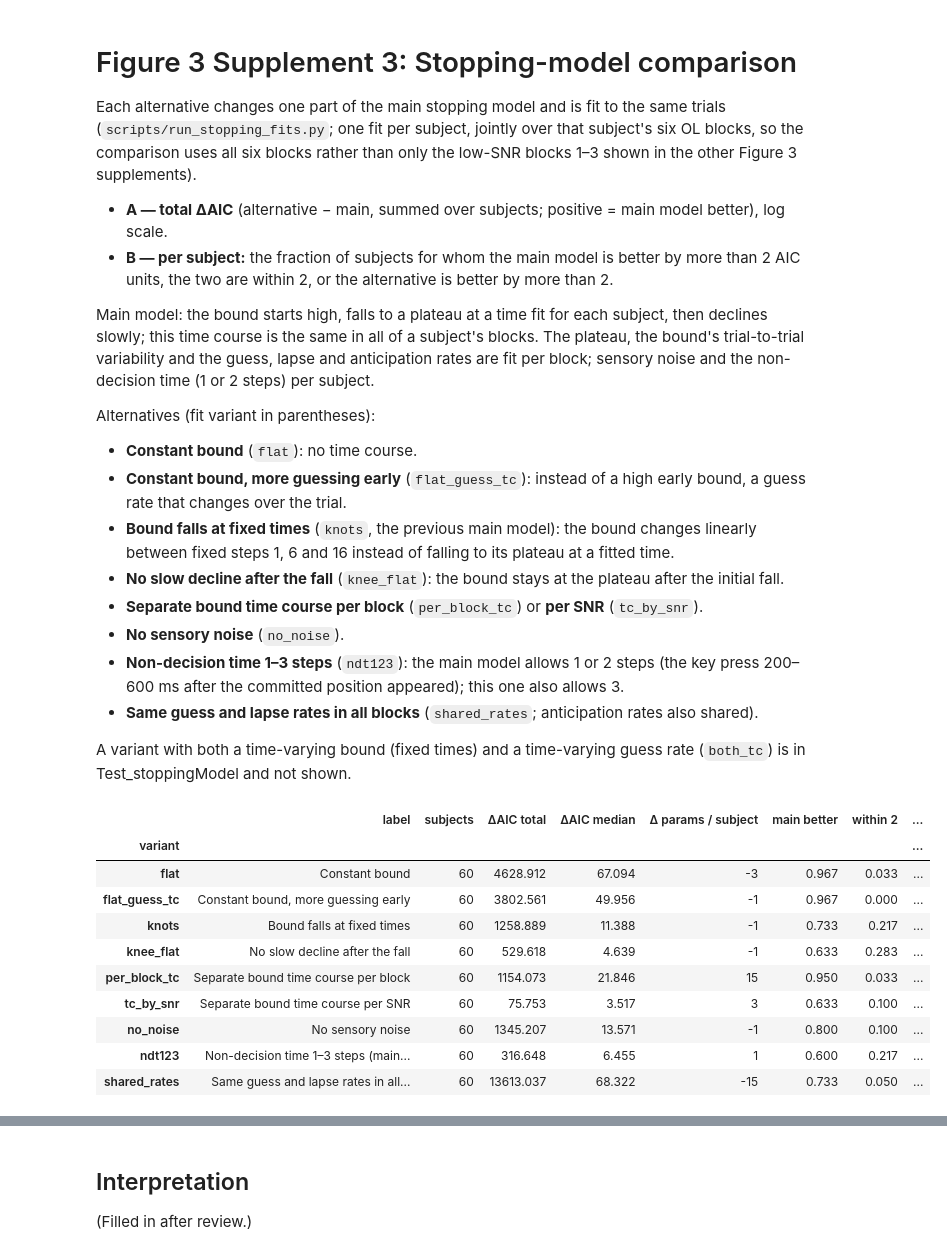
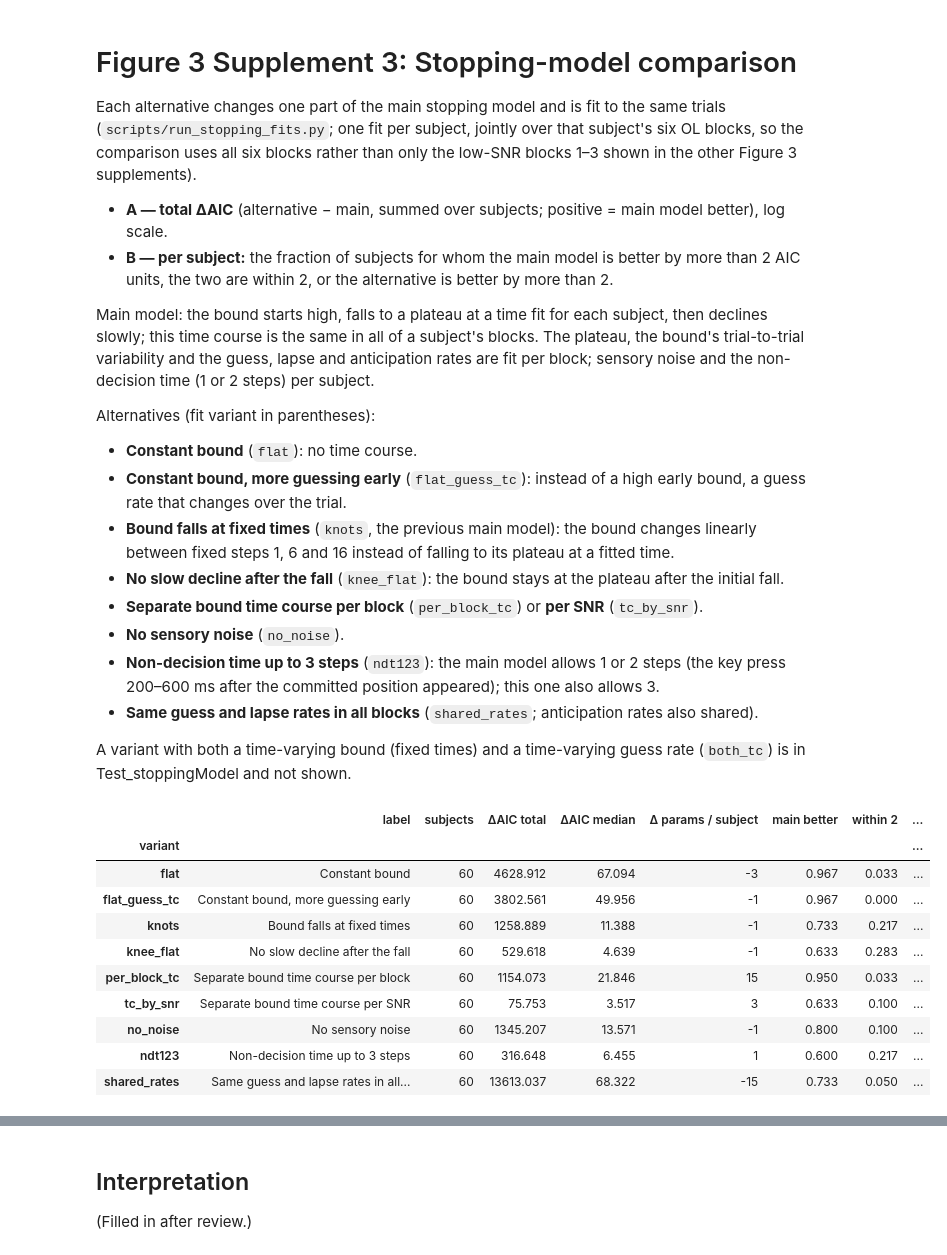
Before and after one commit to TheGoldLab/ms_2026_kalburge_etal_elife, a Jupyter notebook: notebooks/Figure03S03_modelComparison.ipynb, the cells around one changed output, grey strips where cells are left out. Saved outputs shown, nothing was run; the diff lists cells and outputs as text; code cells hidden in the pictures.

Commit message:
Figure03S03: NDT label back to 'up to 3 steps' (detail in the caption)
Co-Authored-By: Claude Opus 5.5 <noreply@anthropic.com>

```diff
--- a/notebooks/Figure03S03_modelComparison.ipynb
+++ b/notebooks/Figure03S03_modelComparison.ipynb
@@ -31,7 +31,7 @@ Alternatives (fit variant in parentheses):
 - **Separate bound time course per block** (`per_block_tc`) or **per SNR**
   (`tc_by_snr`).
 - **No sensory noise** (`no_noise`).
-- **Non-decision time 1–3 steps** (`ndt123`): the main model allows 1 or 2 steps
+- **Non-decision time up to 3 steps** (`ndt123`): the main model allows 1 or 2 steps
   (the key press 200–600 ms after the committed position appeared); this one also allows 3.
 - **Same guess and lapse rates in all blocks** (`shared_rates`; anticipation
   rates also shared).
@@ -64,38 +64,38 @@ VARIANTS = {   # file suffix: label
     'per_block_tc': 'Separate bound time course per block',
     'tc_by_snr': 'Separate bound time course per SNR',
     'no_noise': 'No sensory noise',
-    'ndt123': 'Non-decision time 1–3 steps (main: 1–2)',
+    'ndt123': 'Non-decision time up to 3 steps',
     'shared_rates': 'Same guess and lapse rates in all blocks',
 }
 
 def _per_subject(variant):
     f = pd.read_pickle(PROCESSED / f'stopping_fits_{variant}.pkl')
     s = f[f.task == TASK].groupby('subject_index').first()
     return pd.DataFrame({'aic': 2 * s.nll + 2 * s.n_params, 'n_params': s.n_params, 'success': s.success})
 
 main = _per_subject('main')
 rows = []
 for v, label in VARIANTS.items():
     alt = _per_subject(v)
     d = (alt.aic - main.aic).dropna()
     rows.append({'variant': v, 'label': label, 'subjects': len(d), 'ΔAIC total': d.sum(), 'ΔAIC median': d.median(),
                  'Δ params / subject': int((alt.n_params - main.n_params).median()),
                  'main better': np.mean(d > AIC_MARGIN), 'within 2': np.mean(d.abs() <= AIC_MARGIN),
                  'alternative better': np.mean(d < -AIC_MARGIN),
                  'not converged (alt / main)': f'{int((~alt.success).sum())} / {int((~main.success).sum())}'})
 comp = pd.DataFrame(rows).set_index('variant')
 display(comp.round(3))
 # %% [output]
 |  | label | subjects | ΔAIC total | ΔAIC median | Δ params / subject | main better | within 2 | ... |
 | variant |  |  |  |  |  |  |  | ... |
 | flat | Constant bound | 60 | 4628.912 | 67.094 | -3 | 0.967 | 0.033 | ... |
 | flat_guess_tc | Constant bound, more guessing early | 60 | 3802.561 | 49.956 | -1 | 0.967 | 0.000 | ... |
 | knots | Bound falls at fixed times | 60 | 1258.889 | 11.388 | -1 | 0.733 | 0.217 | ... |
 | knee_flat | No slow decline after the fall | 60 | 529.618 | 4.639 | -1 | 0.633 | 0.283 | ... |
 | per_block_tc | Separate bound time course per block | 60 | 1154.073 | 21.846 | 15 | 0.950 | 0.033 | ... |
 | tc_by_snr | Separate bound time course per SNR | 60 | 75.753 | 3.517 | 3 | 0.633 | 0.100 | ... |
 | no_noise | No sensory noise | 60 | 1345.207 | 13.571 | -1 | 0.800 | 0.100 | ... |
-| ndt123 | Non-decision time 1–3 steps (main... | 60 | 316.648 | 6.455 | 1 | 0.600 | 0.217 | ... |
+| ndt123 | Non-decision time up to 3 steps | 60 | 316.648 | 6.455 | 1 | 0.600 | 0.217 | ... |
 | shared_rates | Same guess and lapse rates in all... | 60 | 13613.037 | 68.322 | -15 | 0.733 | 0.050 | ... |
 # %%
 CM = 1 / 2.54
```
Also changed, not shown: parts of 1 cell of this notebook.
